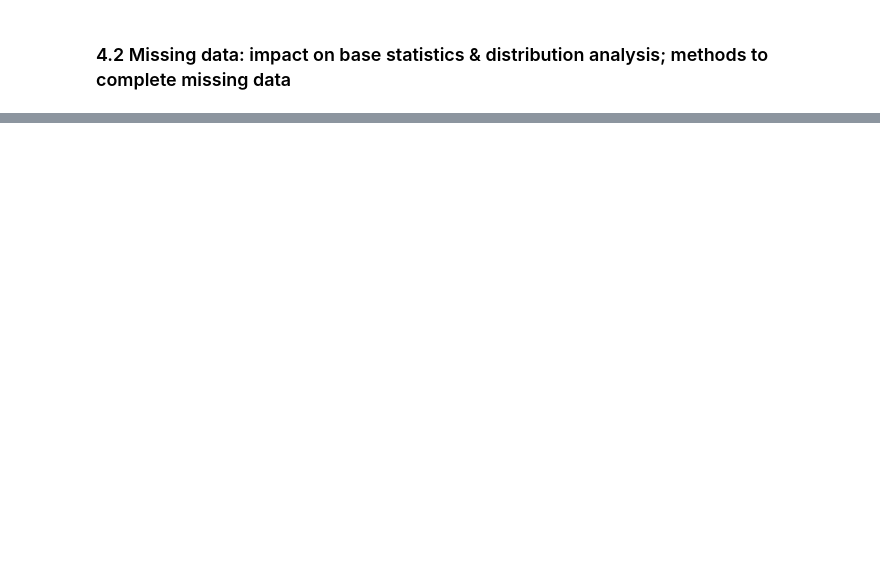
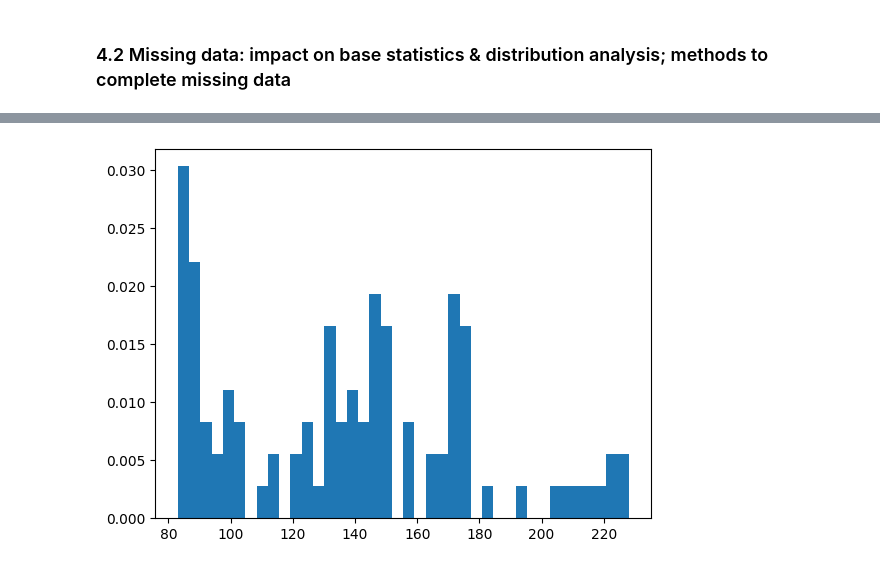
Before and after one commit to al3xkras/MathematicalStatistics-PG, a Jupyter notebook: Project4/Project4.ipynb, the cells around one changed output, grey strips where cells are left out. Saved outputs shown, nothing was run; the diff lists cells and outputs as text; code cells hidden in the pictures; blank space fills up the shorter version.

```diff
--- a/Project4/Project4.ipynb
+++ b/Project4/Project4.ipynb
@@ -10,0 +94,8 @@ from scipy.stats import chi2
+# %%
+col2="WWWusage"
+col3="nottem"
+# %%
+plt.hist(data2[col2],bins=40,density=True)
+plt.show()
+# %% [output]
+[figure, added]
```
Also changed, not shown: parts of 27 cells of this notebook, 4 other files.
